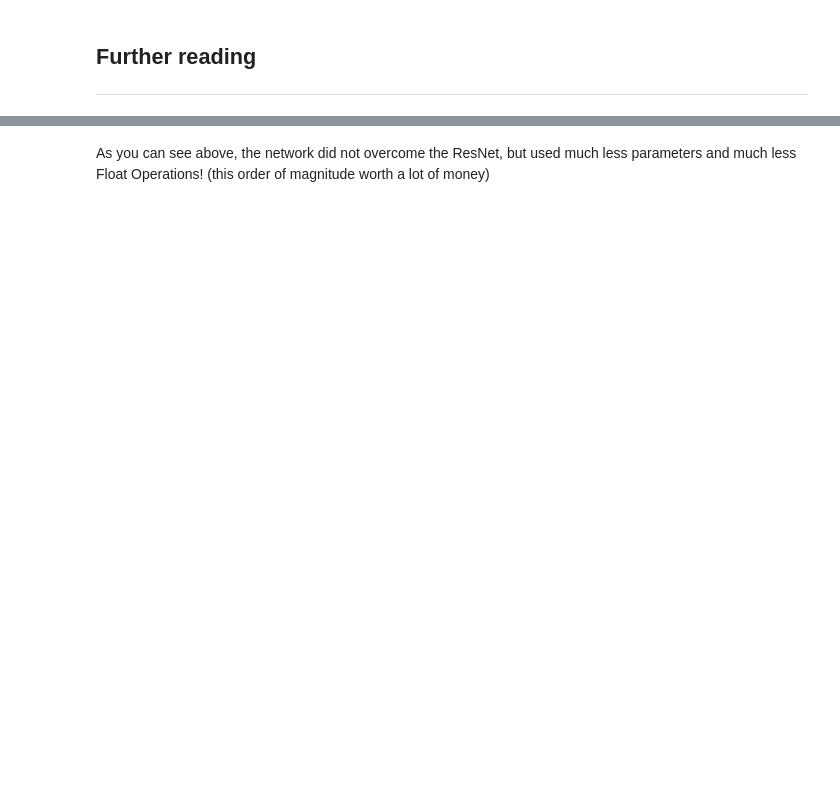
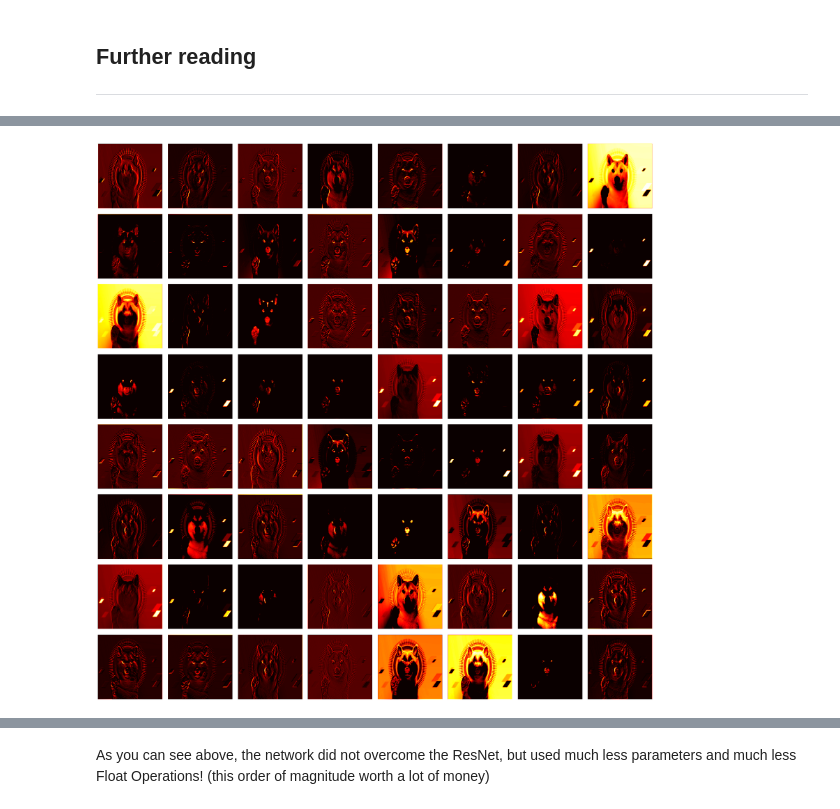
Before and after one commit to mkimhi/cs3600-tutorials, a Jupyter notebook: T3/tutorial3-CNNs.ipynb, the cells around one changed output, grey strips where cells are left out. Cells and saved outputs as stored; diff of their text form; code cells hidden in the pictures; blank space fills up the shorter version.

```diff
--- a/T3/tutorial3-CNNs.ipynb
+++ b/T3/tutorial3-CNNs.ipynb
@@ -894,0 +900,29 @@ Implementation with guidance in homework
+# %%
+def filter_outputs(image, model, layer_to_visualize):
+    modulelist = list(model.features.modules())
+    if layer_to_visualize < 0:
+        layer_to_visualize += 31
+    output = None
+    name = None
+    for count, layer in enumerate(modulelist[1:]):
+        image = layer(image)
+        if count == layer_to_visualize:
+            output = image
+            name = str(layer)
+
+    filters = []
+    output = output.data.squeeze().cpu().numpy()
+    for i in range(output.shape[0]):
+        filters.append(output[i,:,:])
+
+    fig = plt.figure(figsize=(30, 30))
+
+    for i in range(int(np.sqrt(len(filters))) * int(np.sqrt(len(filters)))):
+        ax = fig.add_subplot(np.sqrt(len(filters)), np.sqrt(len(filters)), i+1)
+        imgplot = ax.imshow(filters[i],cmap='hot')
+        ax.set_axis_off()
+    plt.tight_layout()
+# %%
+filter_outputs(norm_doge, model, 0)
+# %% [output]
+[figure, added]
```
Also changed, not shown: parts of 31 cells of this notebook, 2 other files.
